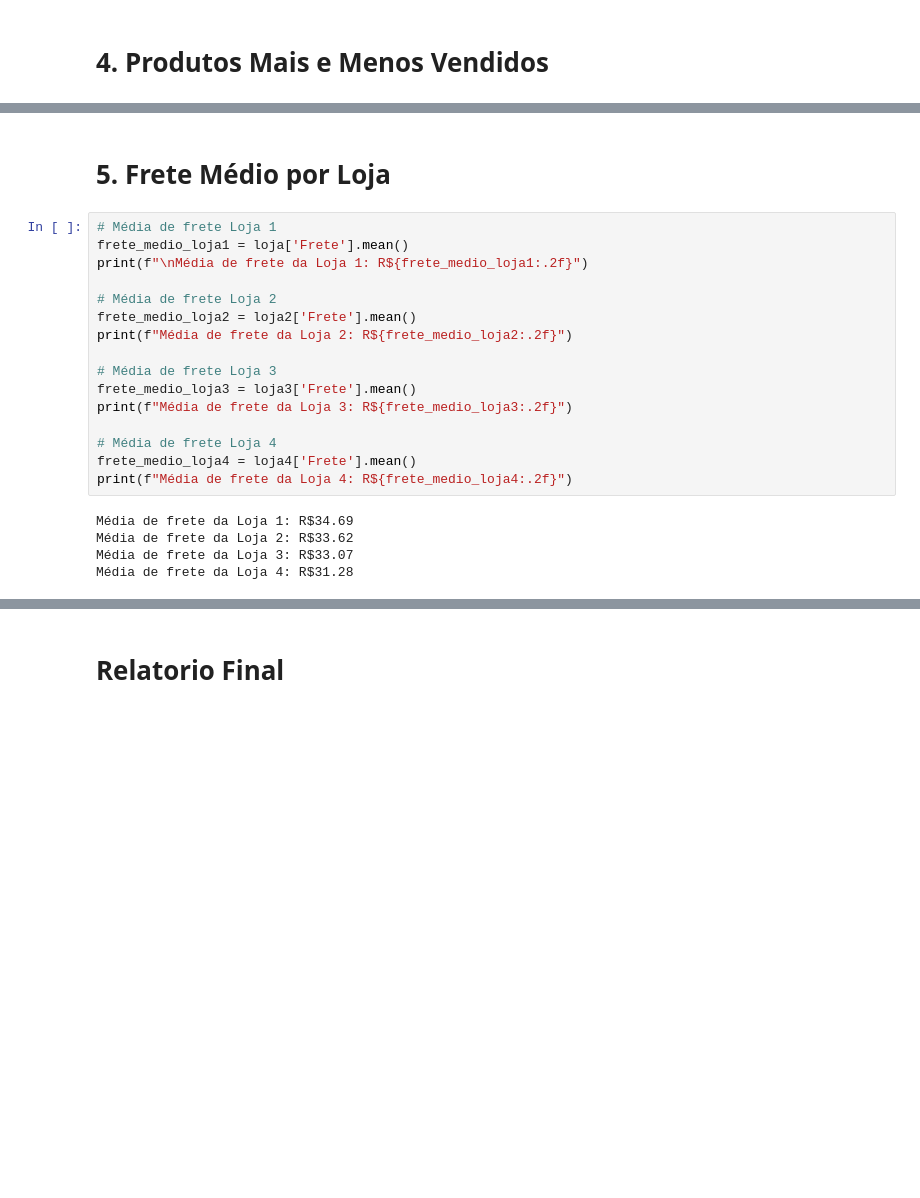
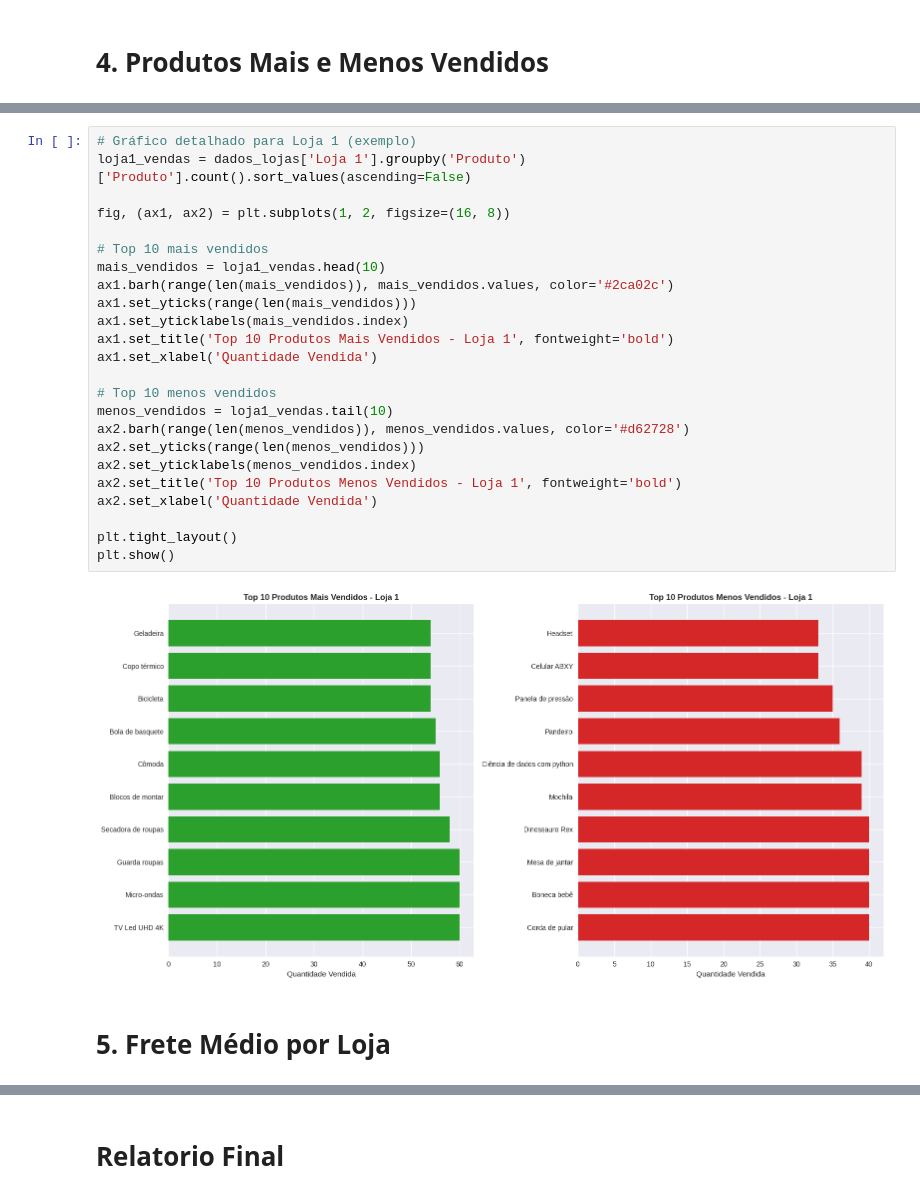
Before and after one commit to Laviniamadeira/Primeiro_passos_Data_science, a Jupyter notebook: AluraStoreBr.ipynb, the cells around one changed output, grey strips where cells are left out. Drawn from its saved outputs; the diff is of its cells as text; blank space fills up the shorter version.

```diff
--- a/AluraStoreBr.ipynb
+++ b/AluraStoreBr.ipynb
@@ -313,23 +184,28 @@ Name: Produto, dtype: int64
+# %%
+# Gráfico detalhado para Loja 1 (exemplo)
+loja1_vendas = dados_lojas['Loja 1'].groupby('Produto')['Produto'].count().sort_values(ascending=False)
+
+fig, (ax1, ax2) = plt.subplots(1, 2, figsize=(16, 8))
+
+# Top 10 mais vendidos
+mais_vendidos = loja1_vendas.head(10)
+ax1.barh(range(len(mais_vendidos)), mais_vendidos.values, color='#2ca02c')
+ax1.set_yticks(range(len(mais_vendidos)))
+ax1.set_yticklabels(mais_vendidos.index)
+ax1.set_title('Top 10 Produtos Mais Vendidos - Loja 1', fontweight='bold')
+ax1.set_xlabel('Quantidade Vendida')
+
+# Top 10 menos vendidos
+menos_vendidos = loja1_vendas.tail(10)
+ax2.barh(range(len(menos_vendidos)), menos_vendidos.values, color='#d62728')
+ax2.set_yticks(range(len(menos_vendidos)))
+ax2.set_yticklabels(menos_vendidos.index)
+ax2.set_title('Top 10 Produtos Menos Vendidos - Loja 1', fontweight='bold')
+ax2.set_xlabel('Quantidade Vendida')
+
+plt.tight_layout()
+plt.show()
+# %% [output]
+[figure, added]
 # %% [markdown]
 # 5. Frete Médio por Loja
-# %%
-# Média de frete Loja 1
-frete_medio_loja1 = loja['Frete'].mean()
-print(f"\nMédia de frete da Loja 1: R${frete_medio_loja1:.2f}")
-
-# Média de frete Loja 2
-frete_medio_loja2 = loja2['Frete'].mean()
-print(f"Média de frete da Loja 2: R${frete_medio_loja2:.2f}")
-
-# Média de frete Loja 3
-frete_medio_loja3 = loja3['Frete'].mean()
-print(f"Média de frete da Loja 3: R${frete_medio_loja3:.2f}")
-
-# Média de frete Loja 4
-frete_medio_loja4 = loja4['Frete'].mean()
-print(f"Média de frete da Loja 4: R${frete_medio_loja4:.2f}")
-# %% [output]
-Média de frete da Loja 1: R$34.69
-Média de frete da Loja 2: R$33.62
-Média de frete da Loja 3: R$33.07
-Média de frete da Loja 4: R$31.28
```
Also changed, not shown: parts of 31 cells of this notebook.
